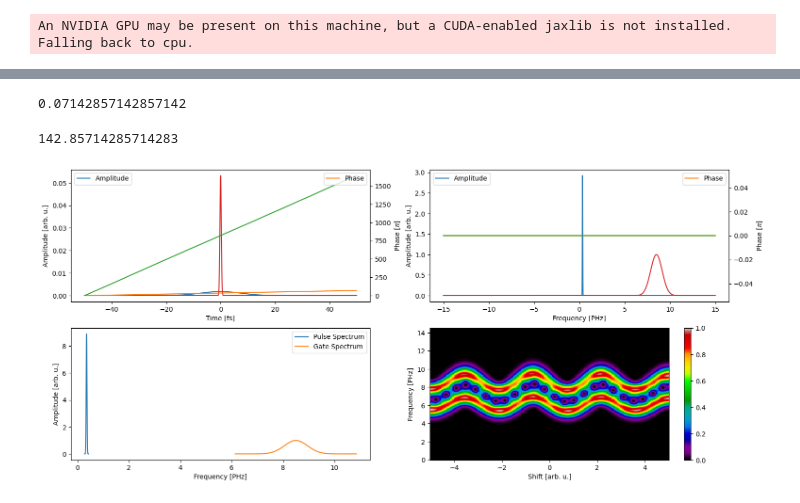
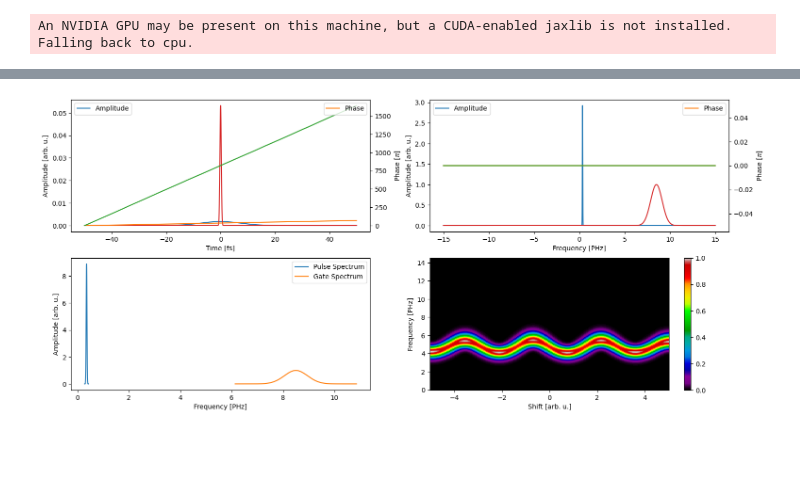
Before and after one commit to matillda123/Pulse-Retrieval-with-JAX, a Jupyter notebook: _usage_example.ipynb, the cells around one changed output, grey strips where cells are left out. Drawn from its saved outputs; the diff is of its cells as text; code cells hidden in the pictures; blank space fills up the shorter version.

```diff
--- a/_usage_example.ipynb
+++ b/_usage_example.ipynb
@@ -31,11 +23,3 @@ def make_euv_pulse(shift):
-# %%
-1/14
-# %% [output]
-0.07142857142857142
-# %%
-10/0.07
-# %% [output]
-142.85714285714283
 # %%
 time_fs, frequency_PHz, pulse_t_nir, pulse_f_nir = make_nir_pulse()
 pulse_t_euv, pulse_f_euv = make_euv_pulse(0)
@@ -51,8 +35,8 @@ delay = jnp.linspace(-5,5,200)
 # mp.maketrace.do_interpolation = Partial(do_interpolation_1d, method="linear")
 # %%
 time, frequency, trace, spectra = mp.generate_streaking(time_fs, frequency_PHz, (pulse_t_nir, pulse_f_nir*3),
-                                                        (pulse_t_euv, pulse_f_euv), delay, Ip_eV=jnp.array([0,10]),
-                                                        energy_range=(0,60), N=256)#, DTME=(k_dtme, dtme_test))
+                                                        (pulse_t_euv, pulse_f_euv), delay, Ip_eV=jnp.array([15.7]),
+                                                        energy_range=(0,60), N=256*4)#, DTME=(k_dtme, dtme_test))
 # %% [output]
-[figure, old version]
+[figure, new version]
 # %%
```
Also changed, not shown: parts of 11 cells of this notebook, 11 other files.
